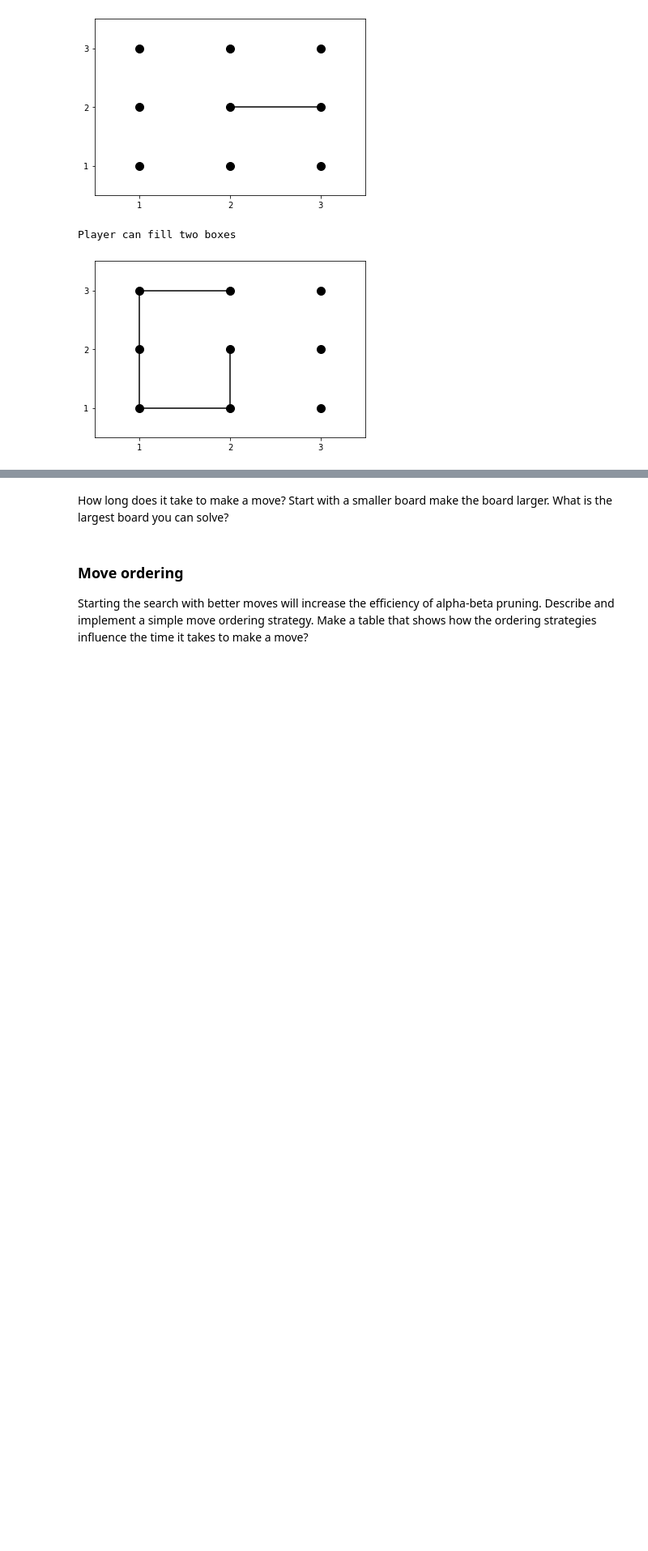
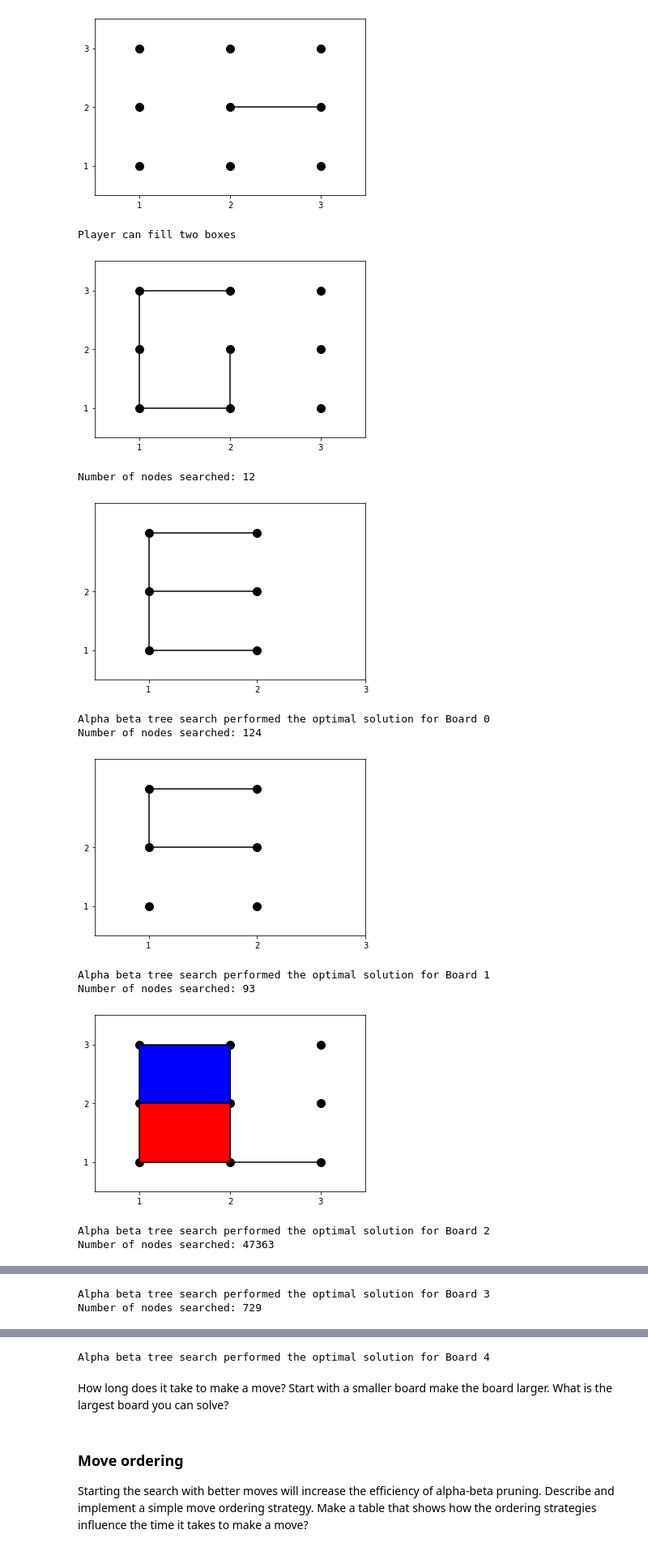
Before and after one commit to mplennon617/CS7320-AI, a Jupyter notebook: Games/assignment_dotsandboxes.ipynb, the cells around one changed output, grey strips where cells are left out. Shown at 81% size. Cells and saved outputs as stored; diff of their text form; code cells hidden in the pictures; blank space fills up the shorter version.

Commit message:
Search not complete, but testable

```diff
--- a/Games/assignment_dotsandboxes.ipynb
+++ b/Games/assignment_dotsandboxes.ipynb
@@ -438,11 +473,6 @@ import math
 # global variables
 DEBUG = 1 # 1 ... count nodes, 2 ... debug each node
 COUNT = 0
-
-# Your code/ answer goes here.
-def alpha_beta_search_player(board, player=None):
-    possible_actions = actions(board)
-    return possible_actions[np.random.choice(len(possible_actions),1)[0]]
 
 # Implementation of Minimax Search with Alpha Beta Pruning.
 # Adopted and modified from tictactoe_alpha_beta_tree_search.ipynb.
@@ -463,7 +493,7 @@ def max_value_ab(state, player, alpha, beta):
     COUNT += 1
 
     # return utility if state is a terminal state
-    v = utility(state, player)
+    v = utility(state)
     if DEBUG >= 2: print("max: " + str(state) + str([alpha, beta, v]) )
     if terminal(state): return v, None
 
@@ -484,8 +514,8 @@ def min_value_ab(state, player, alpha, beta):
     global DEBUG, COUNT
     COUNT += 1
 
-    # return utility of state is a terminal state
-    v = utility(state, player)
+    # return utility if state is a terminal state
+    v = utility(state)
     if DEBUG >= 2: print("min: " + str(state) + str([alpha, beta, v]) )
     if terminal(state): return v, None
 
@@ -500,6 +530,10 @@ def min_value_ab(state, player, alpha, beta):
         if v <= alpha: return v, move
 
     return v, move
+# %%
+# Your code/ answer goes here.
+def alpha_beta_search_player(board, player=None):
+    return alpha_beta_search(board.copy(),player = player)["move"]
 # %% [markdown]
 Experiment with some manually created boards (at least 5) to check if the agent spots winning opportunities.
 # %%
@@ -566,0 +642,16 @@ Player can fill two boxes
+# %%
+# Run the agent on each.
+for i, curr_board in enumerate(boards):
+    is_optimal = test_move(alpha_beta_search_player, start_board=curr_board, show_res_board=True)
+    print("Alpha beta tree search performed the optimal solution for Board",i)
+# %% [output]
+Number of nodes searched: 12
+[figure, added]
+Alpha beta tree search performed the optimal solution for Board 0
+Number of nodes searched: 124
+[figure, added]
+Alpha beta tree search performed the optimal solution for Board 1
+Number of nodes searched: 93
+[figure, added]
+Alpha beta tree search performed the optimal solution for Board 2
+Number of nodes searched: 47363
@@ -566,0 +659,2 @@ Player can fill two boxes
+Alpha beta tree search performed the optimal solution for Board 3
+Number of nodes searched: 729
@@ -567,3 +662,4 @@ Player can fill two boxes
+Alpha beta tree search performed the optimal solution for Board 4
 # %% [markdown]
 How long does it take to make a move? Start with a smaller board make the board larger. What is the largest board you can solve?
 # %%
```
Also changed, not shown: parts of 7 cells of this notebook.
